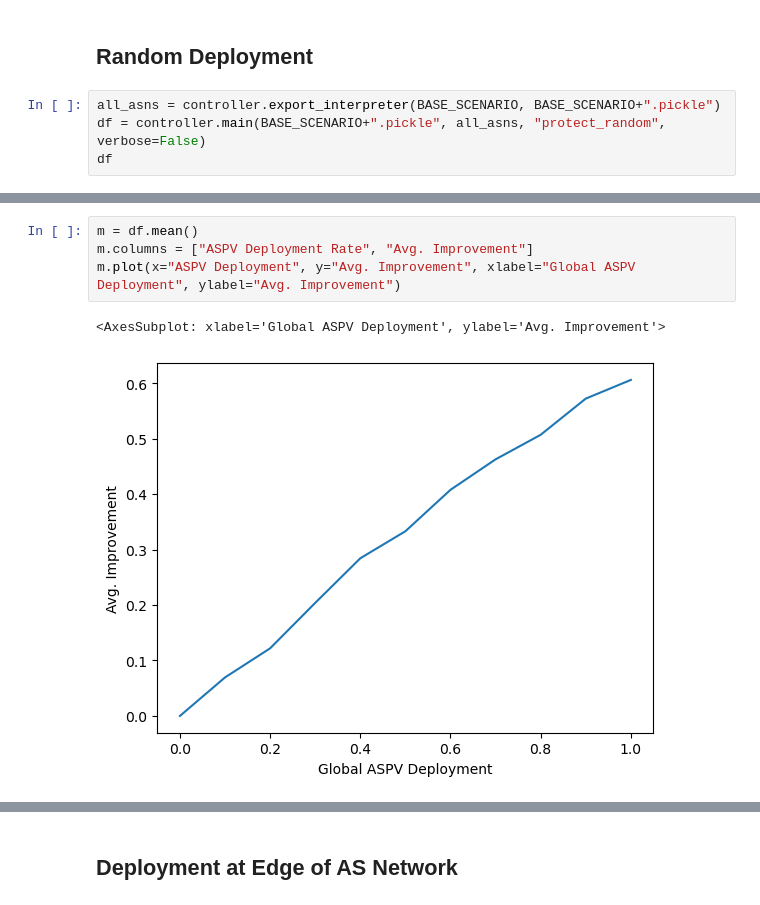
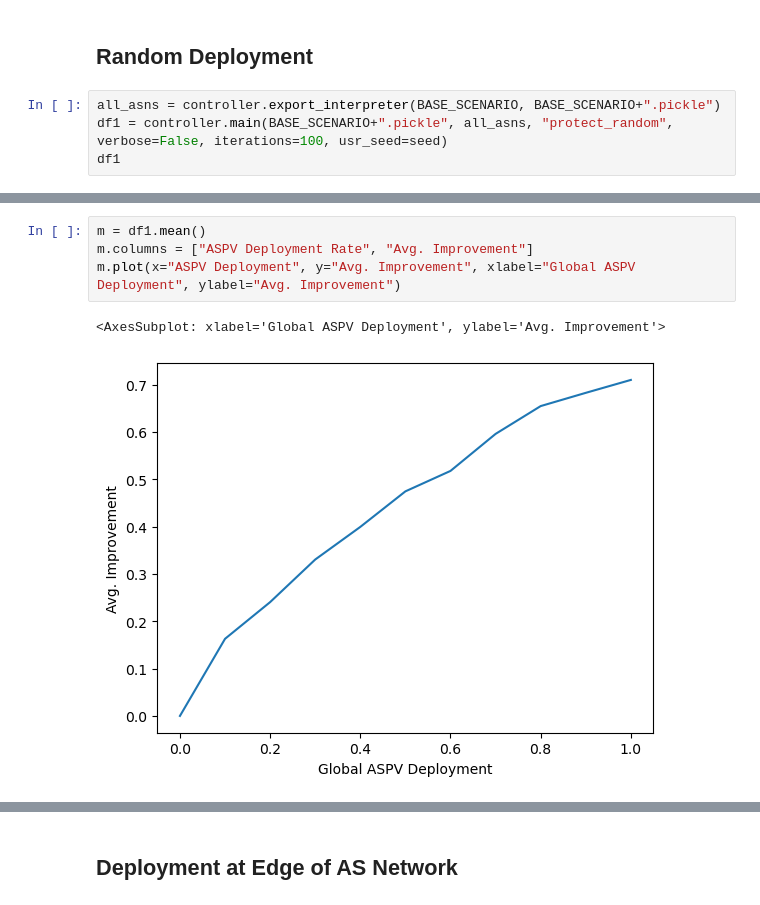
Before and after one commit to TianWong/LOTUS, a Jupyter notebook: controller_workbook.ipynb, the cells around one changed output, grey strips where cells are left out. Saved outputs shown, nothing was run; the diff lists cells and outputs as text.

```diff
--- a/controller_workbook.ipynb
+++ b/controller_workbook.ipynb
@@ -96,6 +96,6 @@ plt.show()
 ## Random Deployment
 # %%
 all_asns = controller.export_interpreter(BASE_SCENARIO, BASE_SCENARIO+".pickle")
-df = controller.main(BASE_SCENARIO+".pickle", all_asns, "protect_random", verbose=False)
-df
+df1 = controller.main(BASE_SCENARIO+".pickle", all_asns, "protect_random", verbose=False, iterations=100, usr_seed=seed)
+df1
 # %% [output]
@@ -122,7 +134,7 @@ max      1.000000    1.000000    1.000000    1.000000    1.000000
 # %%
-m = df.mean()
+m = df1.mean()
 m.columns = ["ASPV Deployment Rate", "Avg. Improvement"]
 m.plot(x="ASPV Deployment", y="Avg. Improvement", xlabel="Global ASPV Deployment", ylabel="Avg. Improvement")
 # %% [output]
 <AxesSubplot: xlabel='Global ASPV Deployment', ylabel='Avg. Improvement'>
-[figure, old version]
+[figure, new version]
```
Also changed, not shown: parts of 9 cells of this notebook, 4 other files.
